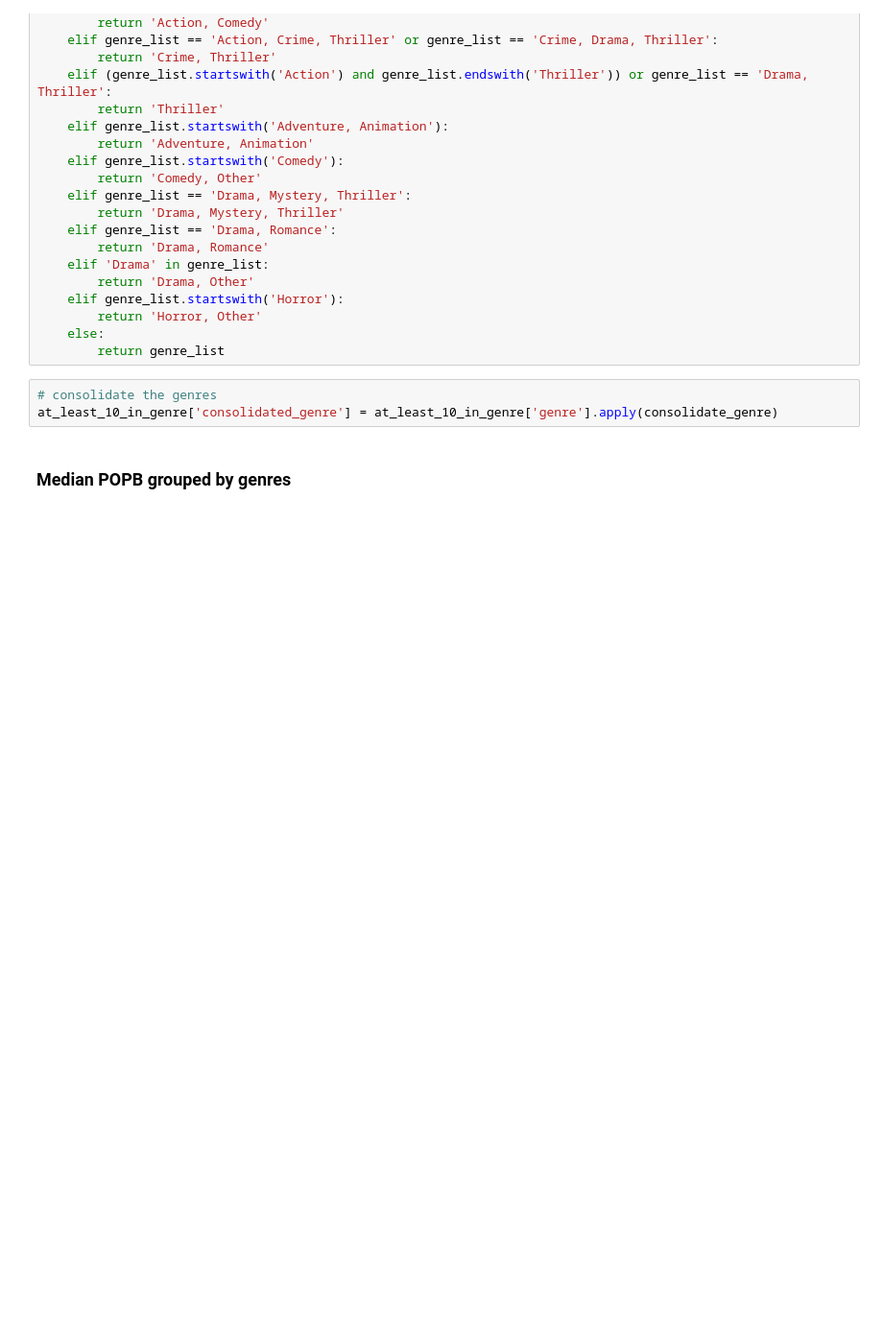
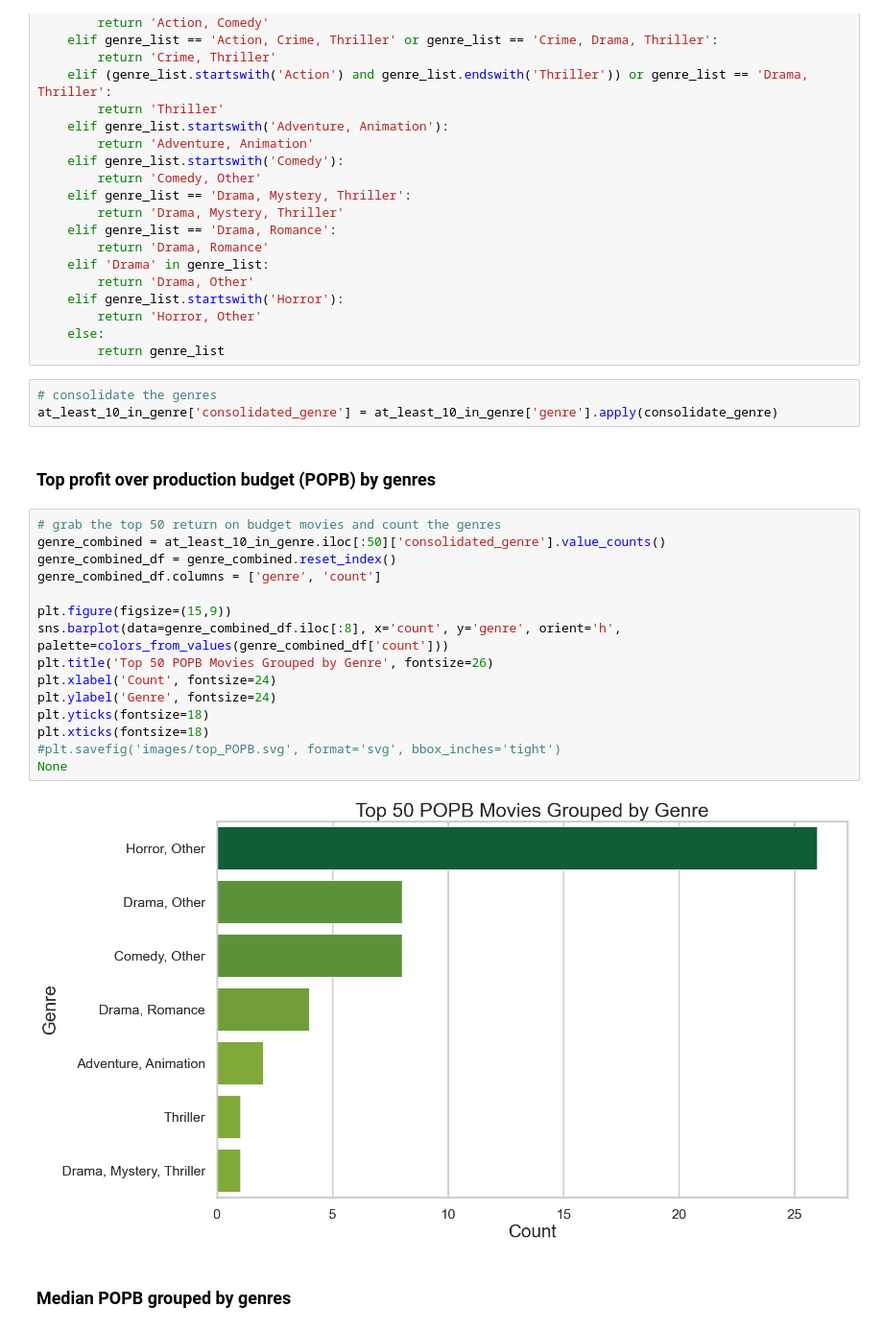
Before and after one commit to bkokin/semester_1_capstone, a Jupyter notebook: Capstone 1.ipynb, the cells around one changed output. Shown at 96% size. Cells and saved outputs as stored; diff of their text form; blank space fills up the shorter version.

```diff
--- a/Capstone 1.ipynb
+++ b/Capstone 1.ipynb
@@ -177,6 +161,25 @@ def consolidate_genre(genre_list):
 # %%
 # consolidate the genres
 at_least_10_in_genre['consolidated_genre'] = at_least_10_in_genre['genre'].apply(consolidate_genre)
+# %% [markdown]
+### Top profit over production budget (POPB) by genres
+# %%
+# grab the top 50 return on budget movies and count the genres
+genre_combined = at_least_10_in_genre.iloc[:50]['consolidated_genre'].value_counts()
+genre_combined_df = genre_combined.reset_index()
+genre_combined_df.columns = ['genre', 'count']
+
+plt.figure(figsize=(15,9))
+sns.barplot(data=genre_combined_df.iloc[:8], x='count', y='genre', orient='h', palette=colors_from_values(genre_combined_df['count']))
+plt.title('Top 50 POPB Movies Grouped by Genre', fontsize=26)
+plt.xlabel('Count', fontsize=24)
+plt.ylabel('Genre', fontsize=24)
+plt.yticks(fontsize=18)
+plt.xticks(fontsize=18)
+#plt.savefig('images/top_POPB.svg', format='svg', bbox_inches='tight')
+None
+# %% [output]
+[figure, added]
 # %% [markdown]
 ### Median POPB grouped by genres
 # %%
```
Also changed, not shown: parts of 11 cells of this notebook, 4 other files.
